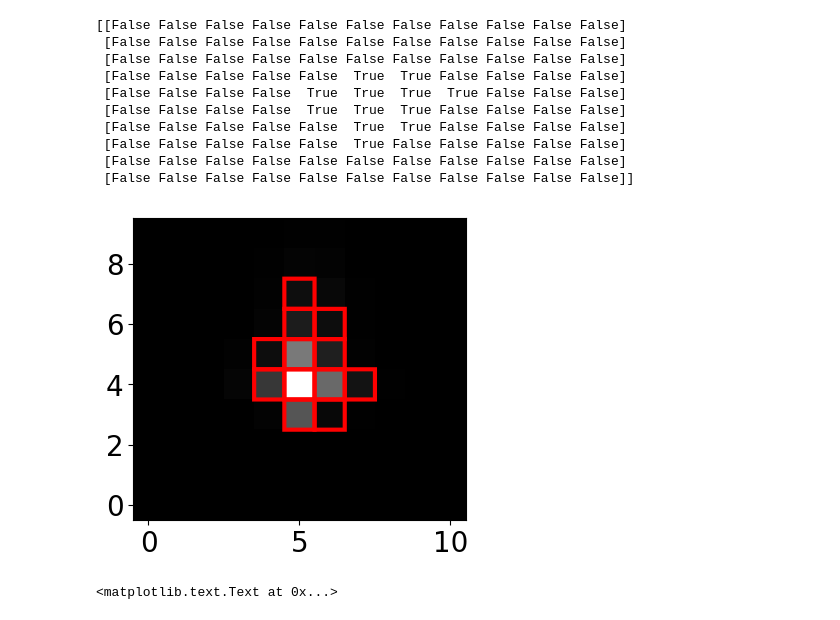
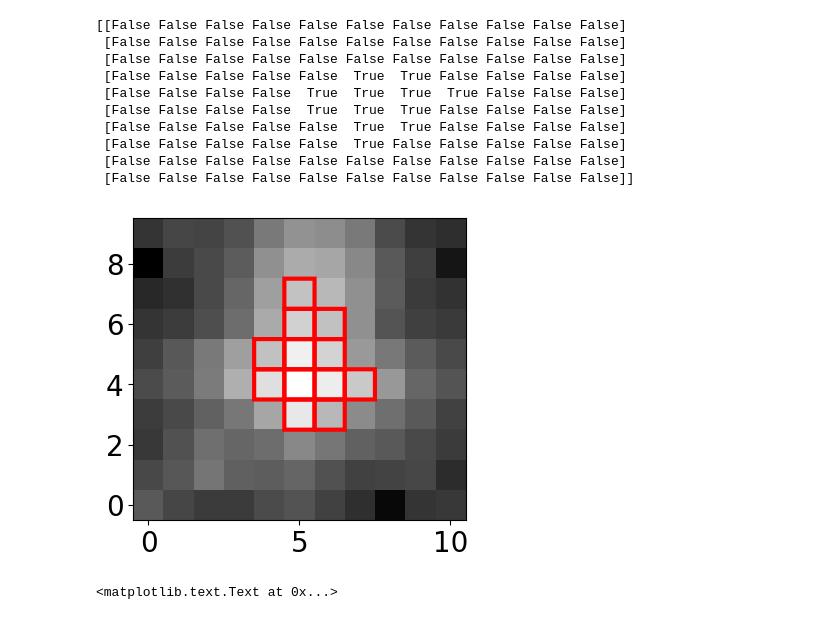
Before and after one commit to barentsen/kepler-athenaeum-tutorial, a Jupyter notebook: how-to-find-a-planet-tutorial.ipynb, the cells around one changed output. Drawn from its saved outputs; the diff is of its cells as text; code cells hidden in the pictures.

```diff
--- a/kepler-atheneum-tutorial.ipynb
+++ b/how-to-find-a-planet-tutorial.ipynb
@@ -52,13 +63,13 @@ print(mask)
  [False False False False False False False False False False False]]
 # %%
 # Visualize the above mask with red squares
-ax = pl.imshow(flux[0], cmap='gray', aspect='equal', interpolation='nearest', origin="lower")
+ax = pl.imshow(np.log(flux[0]), cmap='gray', aspect='equal', interpolation='nearest', origin="lower")
 for col in range(flux.shape[1]):
     for row in range(flux.shape[2]):
         if mask[col, row]:
             ax.axes.add_patch(mpl.patches.Rectangle((row-.5, col-.5), 1, 1, hatch='', fill=False, snap=False, color='red', lw=3))
 # %% [output]
-[figure, old version]
+[figure, new version]
 # %%
 # Let's create a lightcurve by summing the flux in all the time cadences
 lightcurve = np.array([np.sum(flux[idx][mask]) for idx in range(flux.shape[0])])
```
Also changed, not shown: parts of 3 cells of this notebook.
